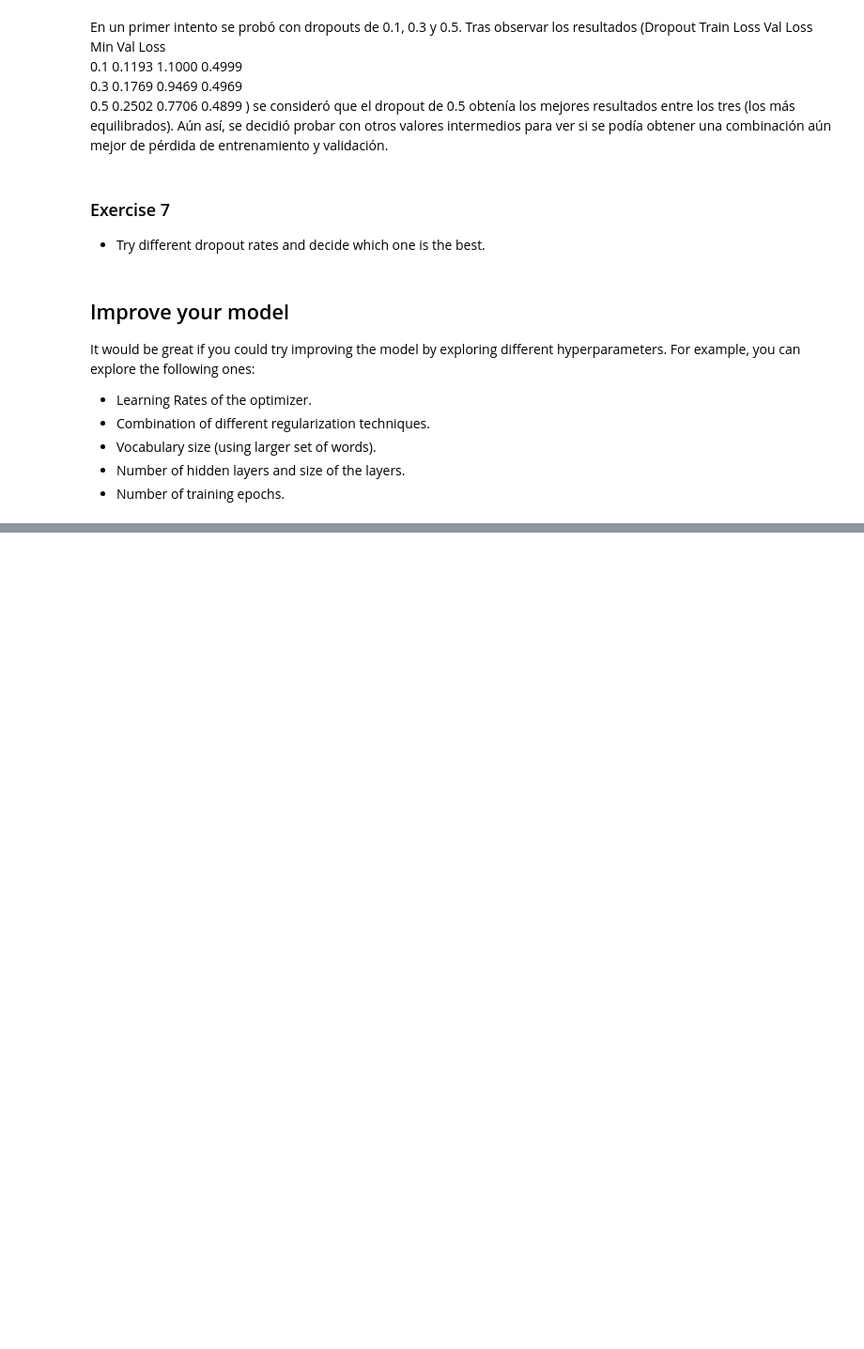
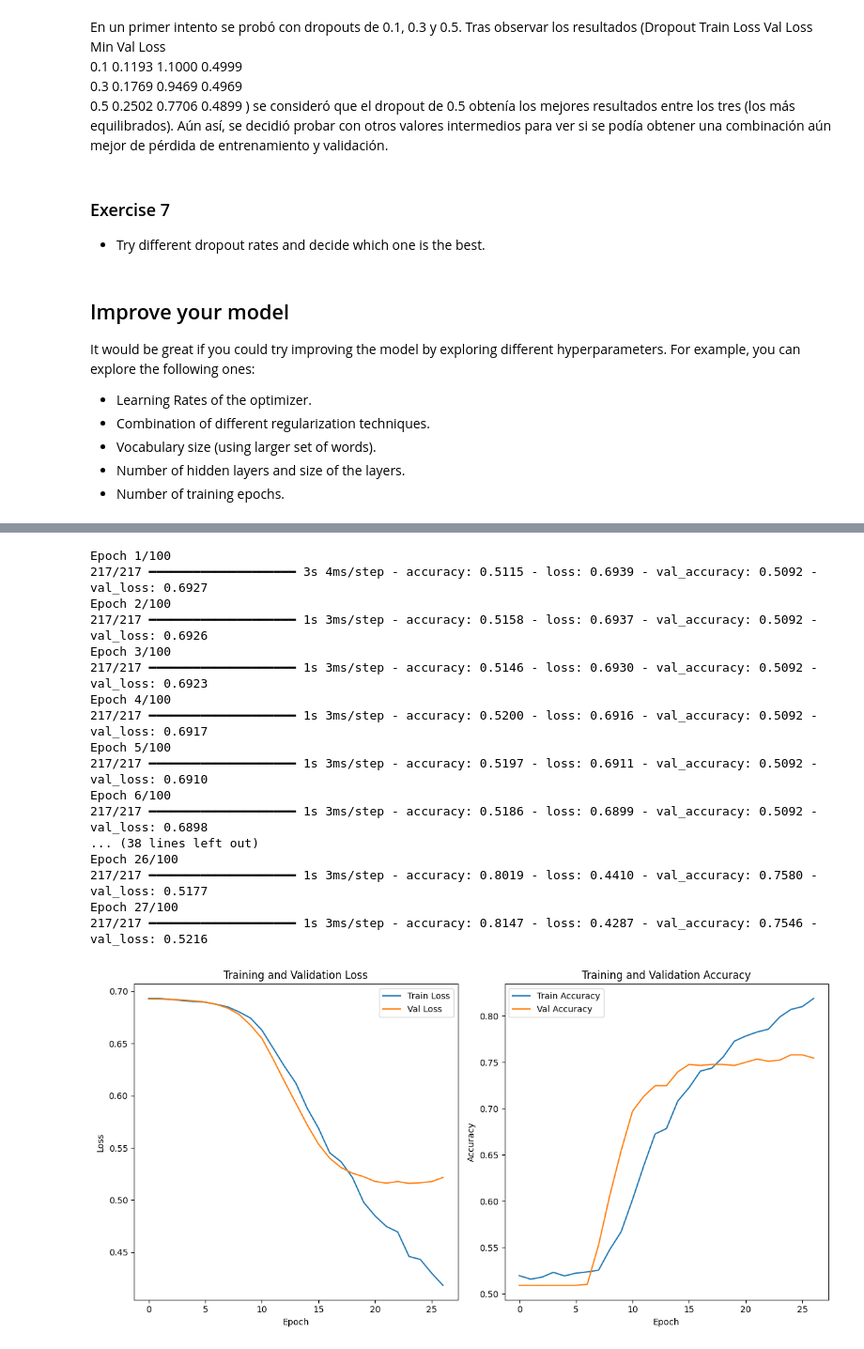
Before and after one commit to bibi2di/tia24, a Jupyter notebook: Labo_3C/2_MLP_with_KerasEGela.ipynb, the cells around one changed output, grey strips where cells are left out. Shown at 94% size. Cells and saved outputs as stored; diff of their text form; code cells hidden in the pictures; blank space fills up the shorter version.

```diff
--- a/Labo_3C/2_MLP_with_KerasEGela.ipynb
+++ b/Labo_3C/2_MLP_with_KerasEGela.ipynb
@@ -861,0 +1107,80 @@ Evaluated: {'learning_rate': 0.0001, 'l2_lambda': 0.001, 'dropout_rate': 0.2, 'h
+# %%
+import numpy as np
+import matplotlib.pyplot as plt
+from tensorflow.keras.models import Sequential
+from tensorflow.keras.layers import Dense, Dropout
+from tensorflow.keras.optimizers import Adam
+from tensorflow.keras.callbacks import History
+from tensorflow.keras import regularizers
+from tensorflow.keras.callbacks import EarlyStopping
+
+input_size = x_train[0].shape[0] ## vector length equals to vocabulary size.
+
+model = Sequential()
+model.add(Dense(units=32, activation='relu', input_shape=(input_size,)))
+model.add(Dropout(0.4))
+model.add(Dense(units=32, activation='relu'))
+model.add(Dropout(0.4))
+model.add(Dense(units=32, activation='relu'))
+model.add(Dropout(0.4))
+
+
+#model.add(Dense(16, kernel_regularizer=regularizers.l2(l2=0.01),
+#                          activation='relu', input_shape=(input_size,)))
+#model.add(Dense(8, kernel_regularizer=regularizers.l2(l2=0.01),
+                           # activation='relu'))
+#model.add(Dense(16, kernel_regularizer=regularizers.l2(l2=0.01),
+                           # activation='relu'))
+
+
+model.add(Dense(1, activation='sigmoid'))
+early_stopping = EarlyStopping(monitor='val_loss', patience=3, restore_best_weights=True)
+
+optimizer = Adam(learning_rate=0.0001)
+model.compile(optimizer=optimizer, loss='binary_crossentropy', metrics=['accuracy'])
+history = model.fit(x_train, y_train, epochs=100, batch_size=32, validation_data=(x_dev, y_dev), callbacks=[early_stopping])
+
+def plot_history(history):
+    # Graficar la loss de entrenamiento y validación
+    plt.figure(figsize=(12, 6))
+    plt.subplot(1, 2, 1)
+    plt.plot(history.history['loss'], label='Train Loss')
+    plt.plot(history.history['val_loss'], label='Val Loss')
+    plt.title('Training and Validation Loss')
+    plt.xlabel('Epoch')
+    plt.ylabel('Loss')
+    plt.legend()
+
+    # Graficar la accuracy de entrenamiento y validación
+    plt.subplot(1, 2, 2)
+    plt.plot(history.history['accuracy'], label='Train Accuracy')
+    plt.plot(history.history['val_accuracy'], label='Val Accuracy')
+    plt.title('Training and Validation Accuracy')
+    plt.xlabel('Epoch')
+    plt.ylabel('Accuracy')
+    plt.legend()
+
+    plt.tight_layout()
+    plt.show()
+
+# Llamar a la función para graficar el historial
+plot_history(history)
+# %% [output]
+Epoch 1/100
+217/217 ━━━━━━━━━━━━━━━━━━━━ 3s 4ms/step - accuracy: 0.5115 - loss: 0.6939 - val_accuracy: 0.5092 - val_loss: 0.6927
+Epoch 2/100
+217/217 ━━━━━━━━━━━━━━━━━━━━ 1s 3ms/step - accuracy: 0.5158 - loss: 0.6937 - val_accuracy: 0.5092 - val_loss: 0.6926
+Epoch 3/100
+217/217 ━━━━━━━━━━━━━━━━━━━━ 1s 3ms/step - accuracy: 0.5146 - loss: 0.6930 - val_accuracy: 0.5092 - val_loss: 0.6923
+Epoch 4/100
+217/217 ━━━━━━━━━━━━━━━━━━━━ 1s 3ms/step - accuracy: 0.5200 - loss: 0.6916 - val_accuracy: 0.5092 - val_loss: 0.6917
+Epoch 5/100
+217/217 ━━━━━━━━━━━━━━━━━━━━ 1s 3ms/step - accuracy: 0.5197 - loss: 0.6911 - val_accuracy: 0.5092 - val_loss: 0.6910
+Epoch 6/100
+217/217 ━━━━━━━━━━━━━━━━━━━━ 1s 3ms/step - accuracy: 0.5186 - loss: 0.6899 - val_accuracy: 0.5092 - val_loss: 0.6898
+... (38 lines left out)
+Epoch 26/100
+217/217 ━━━━━━━━━━━━━━━━━━━━ 1s 3ms/step - accuracy: 0.8019 - loss: 0.4410 - val_accuracy: 0.7580 - val_loss: 0.5177
+Epoch 27/100
+217/217 ━━━━━━━━━━━━━━━━━━━━ 1s 3ms/step - accuracy: 0.8147 - loss: 0.4287 - val_accuracy: 0.7546 - val_loss: 0.5216
+[figure, added]
```
Also changed, not shown: parts of 12 cells of this notebook.
